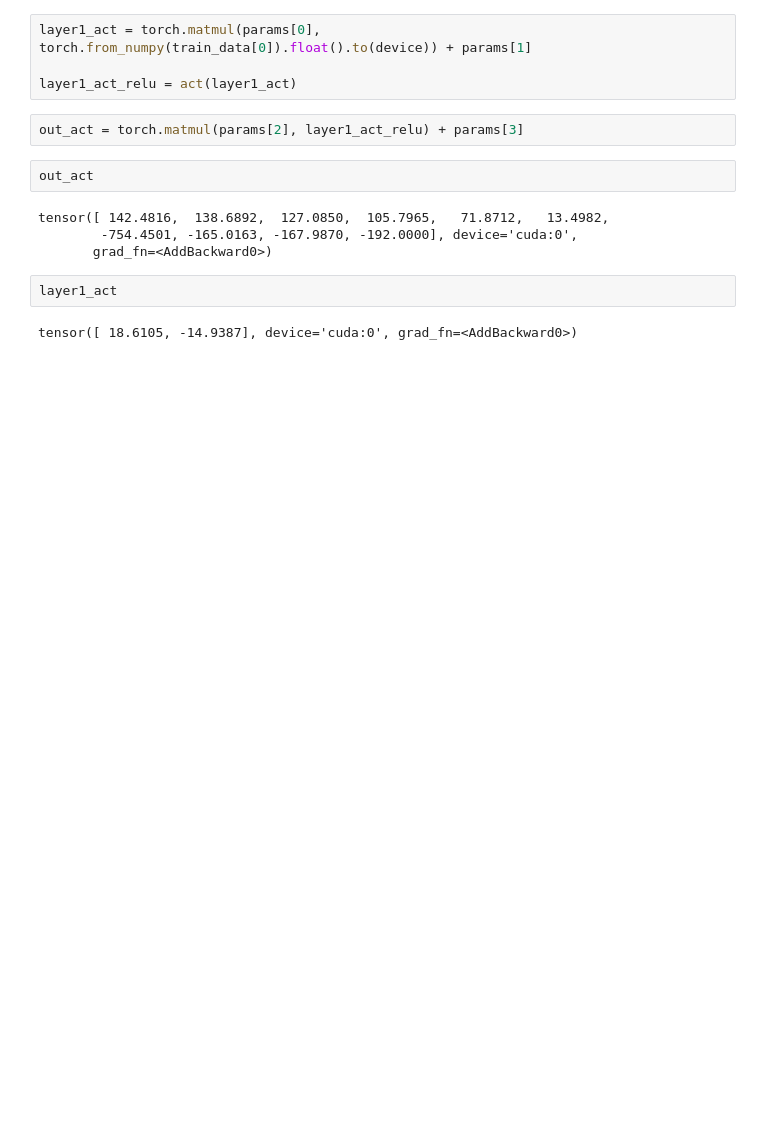
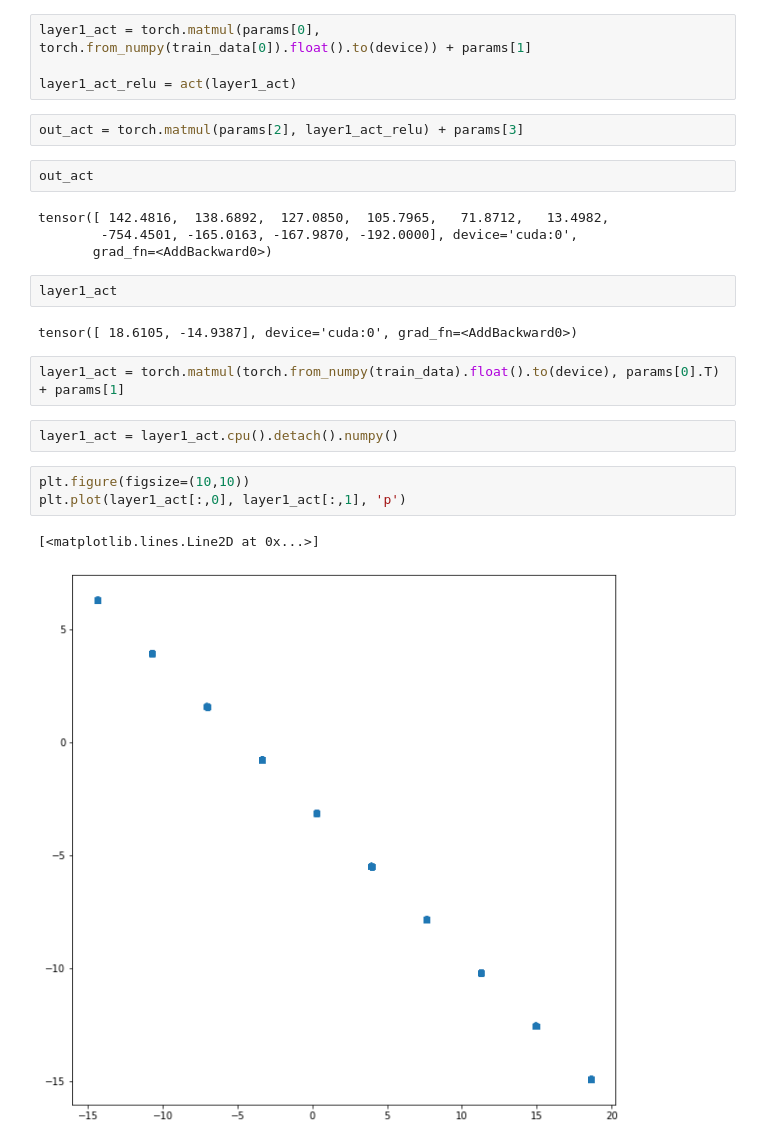
Before and after one commit to TreeinRandomForest/SysML, a Jupyter notebook: Indexing Experiments.ipynb, the cells around one changed output. Drawn from its saved outputs; the diff is of its cells as text; blank space fills up the shorter version.

```diff
--- a/Indexing Experiments.ipynb
+++ b/Indexing Experiments.ipynb
@@ -428,3 +429,13 @@ tensor([ 142.4816,  138.6892,  127.0850,  105.7965,   71.8712,   13.4982,
 layer1_act
 # %% [output]
 tensor([ 18.6105, -14.9387], device='cuda:0', grad_fn=<AddBackward0>)
+# %%
+layer1_act = torch.matmul(torch.from_numpy(train_data).float().to(device), params[0].T) + params[1]
+# %%
+layer1_act = layer1_act.cpu().detach().numpy()
+# %%
+plt.figure(figsize=(10,10))
+plt.plot(layer1_act[:,0], layer1_act[:,1], 'p')
+# %% [output]
+[<matplotlib.lines.Line2D at 0x...>]
+[figure, added]
```
Also changed, not shown: parts of 2 cells of this notebook.
